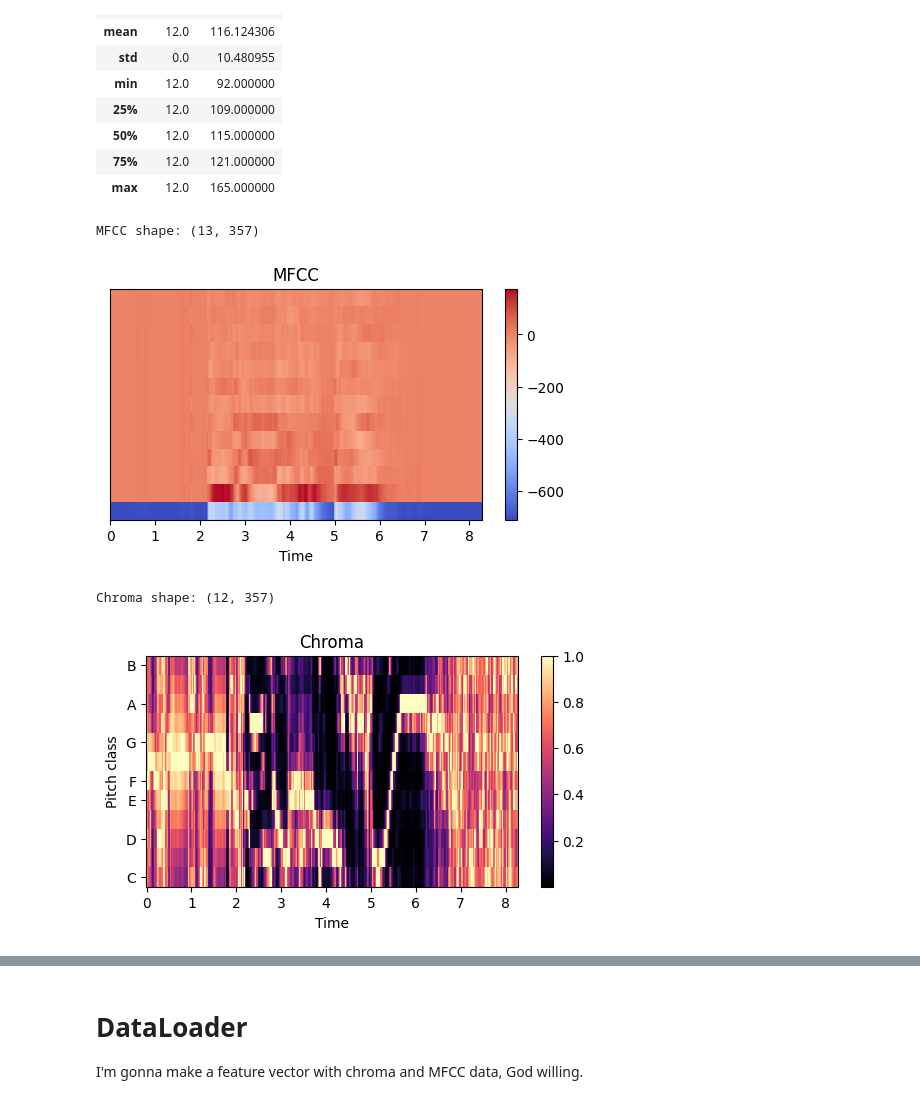
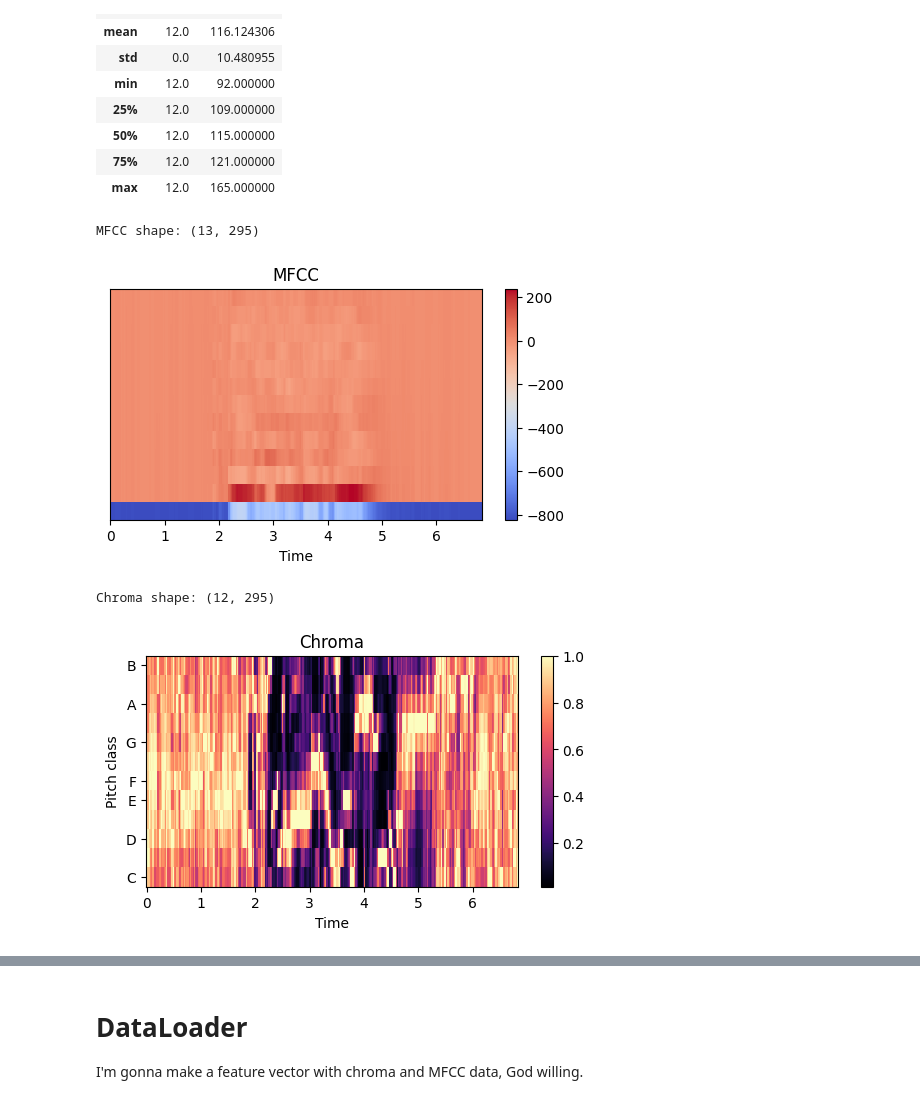
Before and after one commit to agus-fshr/ser-lstm, a Jupyter notebook: torch_lstm/ser_lstm_torch.ipynb, the cells around one changed output, grey strips where cells are left out. Drawn from its saved outputs; the diff is of its cells as text; code cells hidden in the pictures.

```diff
--- a/torch_lstm/ser_lstm_torch.ipynb
+++ b/torch_lstm/ser_lstm_torch.ipynb
@@ -132,33 +156,33 @@ chroma_shapes.describe()
 | max | 12.0 | 165.000000 |
 # %%
 # pick one sample
-path = meta['path'].iloc[6]
+path = meta['path'].iloc[-1]
 y, sr = librosa.load(path, sr=None)
 
 # MFCCs
 mfcc = librosa.feature.mfcc(y=y, sr=sr, n_mfcc=13)
 print("MFCC shape:", mfcc.shape)  # (n_mfcc, frames)
 
 plt.figure(figsize=(6,3))
 librosa.display.specshow(mfcc, x_axis='time')
 plt.colorbar()
 plt.title('MFCC')
 plt.show()
 
 # Chroma
 chroma = librosa.feature.chroma_stft(y=y, sr=sr)
 print("Chroma shape:", chroma.shape)  # (12, frames)
 
 plt.figure(figsize=(6,3))
 librosa.display.specshow(chroma, y_axis='chroma', x_axis='time')
 plt.colorbar()
 plt.title('Chroma')
 plt.show()
 # %% [output]
-MFCC shape: (13, 357)
+MFCC shape: (13, 295)
-[figure, old version]
+[figure, new version]
-Chroma shape: (12, 357)
+Chroma shape: (12, 295)
-[figure, old version]
+[figure, new version]
 # %%
 # for speed: sample a few files per emotion
 grouped = meta.groupby('emotion').sample(5, random_state=0)
```
Also changed, not shown: parts of 12 cells of this notebook, 6 other files.
